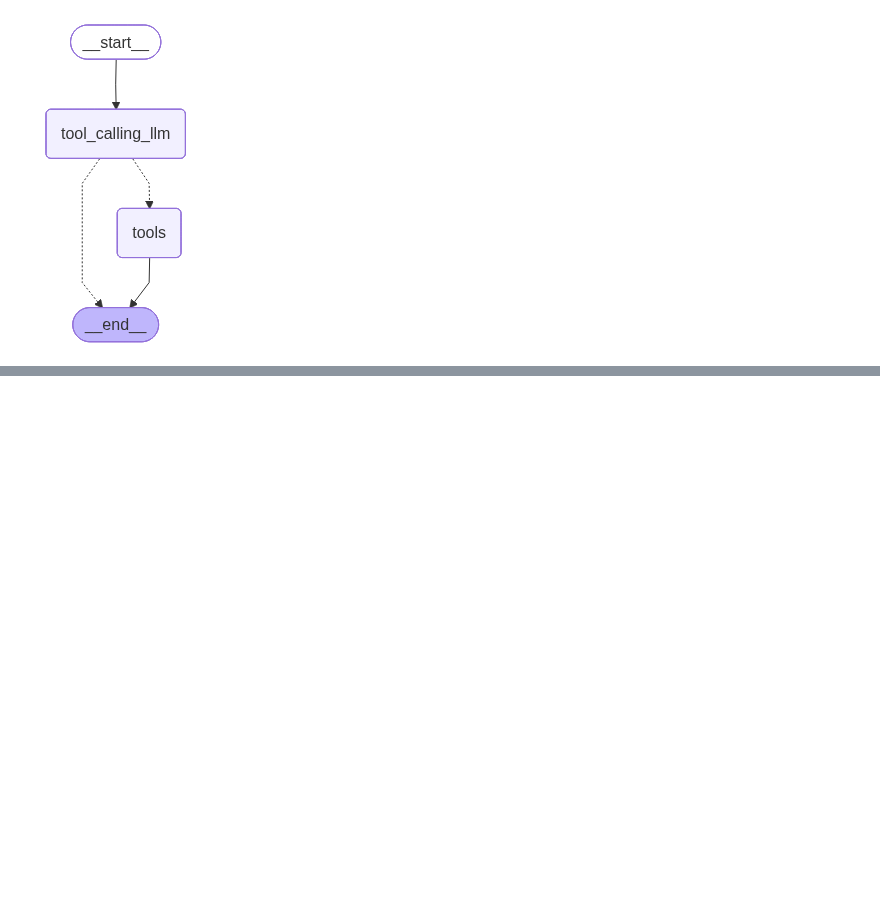
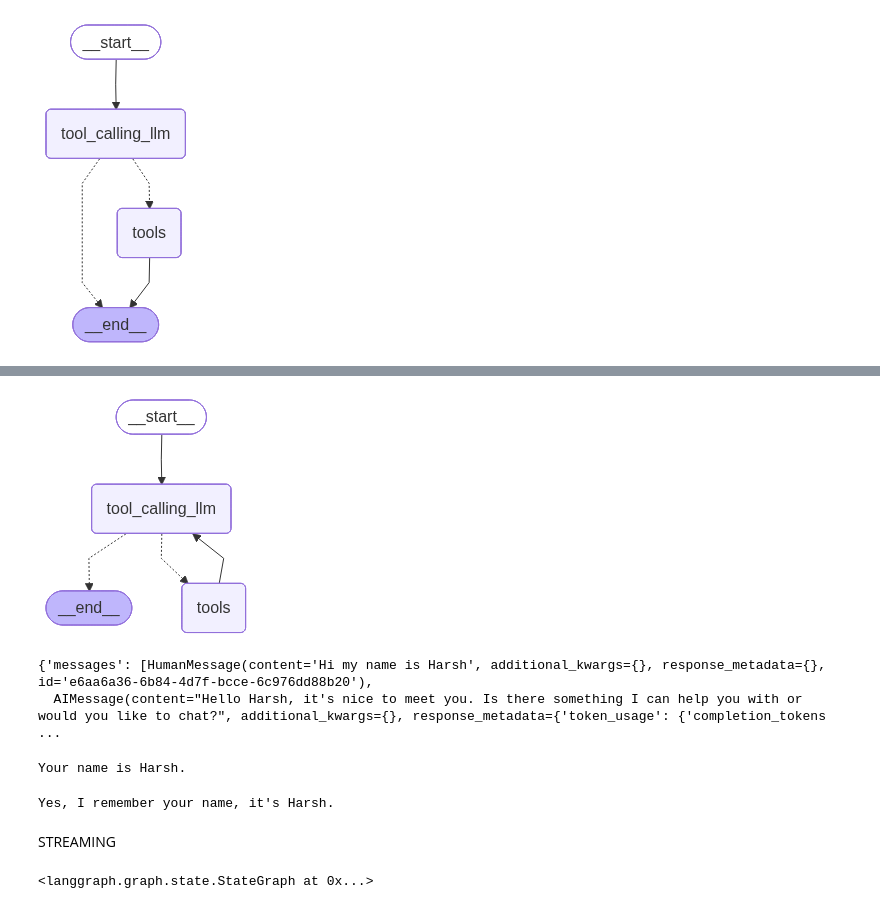
Before and after one commit to harsh3sahu/first-gen-AI, a Jupyter notebook: second-langgraph/1-basic_chat_bot.ipynb, the cells around one changed output, grey strips where cells are left out. Cells and saved outputs as stored; diff of their text form; code cells hidden in the pictures; blank space fills up the shorter version.

Commit message:
human in the loop tool added in langgraph

```diff
--- a/second-langgraph/1-basic_chat_bot.ipynb
+++ b/second-langgraph/1-basic_chat_bot.ipynb
@@ -180,0 +207,50 @@ Name: multiply
+# %%
+from langgraph.graph import StateGraph,START,END
+from langgraph.prebuilt import ToolNode
+from langgraph.prebuilt import tools_condition
+from langgraph.checkpoint.memory import MemorySaver
+
+memory = MemorySaver()
+
+def tool_calling_llm(state:State):
+    return{"messages":[llm_with_tool.invoke(state["messages"])]}
+
+builder= StateGraph(State)
+
+builder.add_node("tool_calling_llm", tool_calling_llm)
+builder.add_node("tools", ToolNode(tools))
+
+builder.add_edge(START,"tool_calling_llm")
+
+builder.add_conditional_edges("tool_calling_llm",tools_condition)
+
+builder.add_edge("tools","tool_calling_llm")
+
+graph=builder.compile(checkpointer=memory)
+
+graph
+# %% [output]
+[figure, added]
+# %%
+config={"configurable":{"thread_id":"1"}}
+
+response=graph.invoke({"messages":"Hi my name is Harsh"},config=config)
+
+response
+# %% [output]
+{'messages': [HumanMessage(content='Hi my name is Harsh', additional_kwargs={}, response_metadata={}, id='e6aa6a36-6b84-4d7f-bcce-6c976dd88b20'),
+  AIMessage(content="Hello Harsh, it's nice to meet you. Is there something I can help you with or would you like to chat?", additional_kwargs={}, response_metadata={'token_usage': {'completion_tokens ...
+# %%
+response=graph.invoke({"messages":"Hey what is my name"},config=config)
+
+print(response['messages'][-1].content)
+# %% [output]
+Your name is Harsh.
+# %%
+response=graph.invoke({"messages":"Hey do you remember mmy name"},config=config)
+
+print(response['messages'][-1].content)
+# %% [output]
+Yes, I remember your name, it's Harsh.
+# %% [markdown]
+STREAMING
@@ -180,0 +260,16 @@ Name: multiply
+# %%
+def superbot(state:State):
+    return {"messages":[llm.invoke(state['messages'])]}
+
+graph = StateGraph(State)
+
+graph.add_node("Superbot",superbot)
+
+graph.add_edge(START,"Superbot")
+graph.add_edge("Superbot",END)
+
+graph_builder=graph.compile(checkpointer=memory)
+
+graph
+# %% [output]
+<langgraph.graph.state.StateGraph at 0x...>
```
Also changed, not shown: parts of 16 cells of this notebook, 1 other file.
